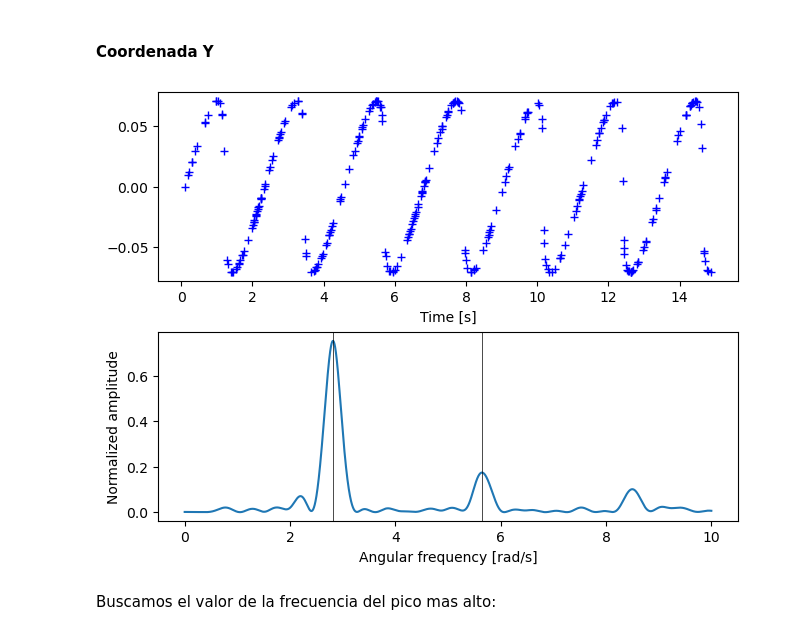
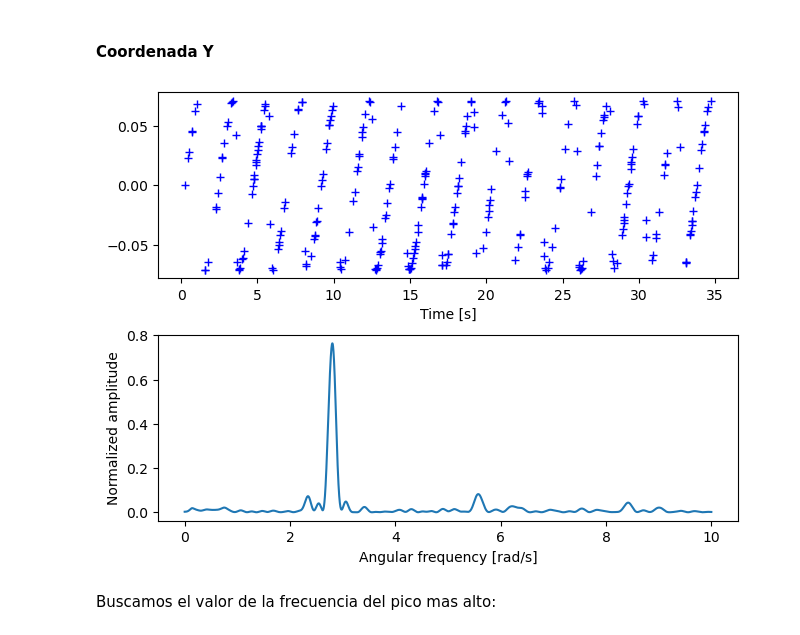
Before and after one commit to tobiheyday/Tesis, a Jupyter notebook: Tesis.ipynb, the cells around one changed output. Cells and saved outputs as stored; diff of their text form; code cells hidden in the pictures.

```diff
--- a/Tesis.ipynb
+++ b/Tesis.ipynb
@@ -39,7 +36,7 @@ Generamos aleatoriamente tiempos de muestreo.
 # %%
 seed_value = 1
 rng = np.random.default_rng(seed_value)
-t = rng.uniform(0, 10*np.pi, n_in)
+t = rng.uniform(0, 100, 100)
 # %% [markdown]
 Ploteamos dos ondas sinusoidales con freciencias diferentes ($\frac{w1}{w2}\neq Q$) para los tiempos seleccionados.
 # %%
@@ -168,21 +316,31 @@ Resolvemos las ecuaciones diferenciales acopladas de forma numérica:
 seed_value = 10
 rng = np.random.default_rng(seed_value)
 
-t = rng.uniform(0, 15, n_in)
+t = rng.uniform(0, 35, 130)
 # %%
 t.sort()
 # %%
 # Definimos el sistema de ecuaciones
-def f(xyv_xv_y, t):
-    x, y, v_x, v_y = xyv_xv_y
-    return [v_x,
-           v_y,
-           -x/(x**2+y**2)**(3/2),
-           -y/(x**2+y**2)**(3/2)]
+
+def ec_dif1(t):
+
+    def f1(xyv_xv_y, t):
+        x, y, v_x, v_y = xyv_xv_y
+        return [v_x,
+               v_y,
+               -x/(x**2+y**2)**(3/2),
+               -y/(x**2+y**2)**(3/2)]
 
 
-# Condiciónes iniciales
-xyv_xv_y0 = [1.0, 0., 0., 0.1]
+    # Condiciónes iniciales
+    xyv_xv_y0 = [1.0, 0., 0., 0.1]
 
-# Resolvemos las ecuaciones
-xyv_xv_y1 = integrate.odeint(f, xyv_xv_y0, t)
+    # Resolvemos las ecuaciones
+    xyv_xv_y1 = integrate.odeint(f1, xyv_xv_y0, t)
+
+    x_1 = xyv_xv_y1[:,0]
+    y_1 = xyv_xv_y1[:,1]
+    v_x_1 = xyv_xv_y1[:,2]
+    v_y_1 = xyv_xv_y1[:,3]
+
+    return(x_1,y_1,v_x_1,v_y_1)
@@ -194,3 +347,8 @@ v_y_1 = xyv_xv_y1[:,3]
+# %%
+x_1 = ec_dif1(t)[0]
+y_1 = ec_dif1(t)[1]
+v_x_1 = ec_dif1(t)[2]
+v_y_1 = ec_dif1(t)[3]
 # %%
 # Graficamos las soluciones
 
@@ -316,20 +451,17 @@ plt.legend(loc = 'upper right');
 # %%
 pgram = signal.lombscargle(t, y_1, w, normalize=True)
 
 fig, (ax_t, ax_w) = plt.subplots(2, 1, constrained_layout=True)
 ax_t.plot(t, y_1, 'b+')
 ax_t.set_xlabel('Time [s]')
 
 #Luego ploteo el periodograma normalizado
 
 ax_w.plot(w, pgram)
 ax_w.set_xlabel('Angular frequency [rad/s]')
-ax_w.set_ylabel('Normalized amplitude')
-
-ax_w.axvline(2.8161, color= 'black' ,lw=0.5)
-ax_w.axvline(5.6451, color= 'black' ,lw=0.5);
+ax_w.set_ylabel('Normalized amplitude');
 # %% [output]
-[figure, old version]
+[figure, new version]
 # %% [markdown]
 Buscamos el valor de la frecuencia del pico mas alto:
 # %%
```
Also changed, not shown: parts of 178 cells of this notebook.
